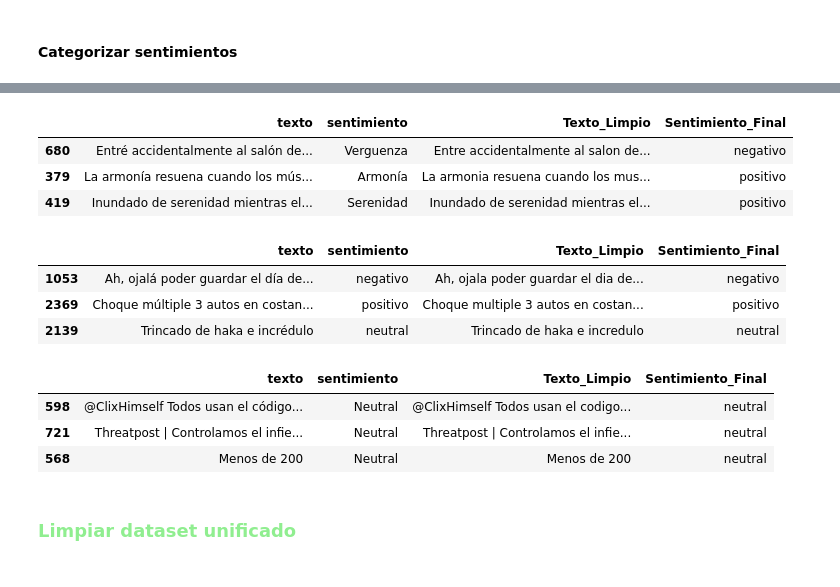
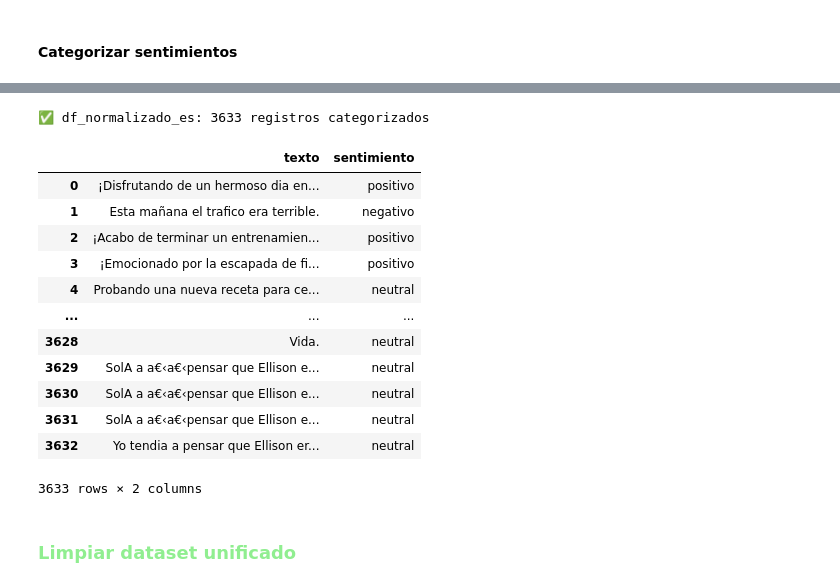
Before and after one commit to ml-punto-tech/sentiment-api, a Jupyter notebook: data-science/notebooks/Modelo_SentimentAPI.ipynb, the cells around one changed output, grey strips where cells are left out. Saved outputs shown, nothing was run; the diff lists cells and outputs as text; code cells hidden in the pictures.

```diff
--- a/data-science/notebooks/Modelo_SentimentAPI.ipynb
+++ b/data-science/notebooks/Modelo_SentimentAPI.ipynb
@@ -565,2 +467,15 @@ df3_clean.sample(3)
+# %%
+# Normalizar datasets
+def normalizar_dataset(dataset):
+	# Crea una copia con un dataset excluyendo valores nulos
+	normalizado = dataset[dataset['sentimiento_final'].notna()].copy()
+
+	# Renombrar columnas
+	normalizado = normalizado.rename(columns={'texto_limpio': 'texto', 'sentimiento_final': 'sentimiento'})
+
+	# Quitar la columna sentimiento_limpio
+	normalizado = normalizado.drop(columns=['sentimiento_limpio'])
+
+	return normalizado
 # %% [markdown]
 #### **Categorizar sentimientos**
@@ -593,24 +482,35 @@ print(f"✅ df3: {len(df3_categorized)} registros categorizados")
-# %%
-df1_clean.sample(3)
-# %% [output]
-|  | texto | sentimiento | Texto_Limpio | Sentimiento_Final |
-| 680 | Entré accidentalmente al salón de... | Verguenza | Entre accidentalmente al salon de... | negativo |
-| 379 | La armonía resuena cuando los mús... | Armonía | La armonia resuena cuando los mus... | positivo |
-| 419 | Inundado de serenidad mientras el... | Serenidad | Inundado de serenidad mientras el... | positivo |
-# %%
-df2_clean.sample(3)
-# %% [output]
-|  | texto | sentimiento | Texto_Limpio | Sentimiento_Final |
-| 1053 | Ah, ojalá poder guardar el día de... | negativo | Ah, ojala poder guardar el dia de... | negativo |
-| 2369 | Choque múltiple 3 autos en costan... | positivo | Choque multiple 3 autos en costan... | positivo |
-| 2139 | Trincado de haka e incrédulo | neutral | Trincado de haka e incredulo | neutral |
-# %%
-df3_clean.sample(3)
-# %% [output]
-|  | texto | sentimiento | Texto_Limpio | Sentimiento_Final |
-| 598 | @ClixHimself Todos usan el código... | Neutral | @ClixHimself Todos usan el codigo... | neutral |
-| 721 | Threatpost | Controlamos el infie... | Neutral | Threatpost | Controlamos el infie... | neutral |
-| 568 | Menos de 200 | Neutral | Menos de 200 | neutral |
+# %%
+categorias = [positivos_limpios_es, negativos_limpios_es, neutros_limpios_es]
+
+
+# catogorizar sentimientos
+df_unificado_es['sentimiento_final'] = df_unificado_es['sentimiento_limpio'].apply(
+    lambda x: categorizar_sentimiento(x,categorias))
+
+# Normalizar dataset
+df_normalizado_es = normalizar_dataset(df_unificado_es)
+
+print(f"✅ df_normalizado_es: {len(df_normalizado_es)} registros categorizados")
+
+#df_normalizado_es.sample(5)
+# %% [output]
+✅ df_normalizado_es: 3633 registros categorizados
+# %%
+df_normalizado_es
+# %% [output]
+|  | texto | sentimiento |
+| 0 | ¡Disfrutando de un hermoso dia en... | positivo |
+| 1 | Esta mañana el trafico era terrible. | negativo |
+| 2 | ¡Acabo de terminar un entrenamien... | positivo |
+| 3 | ¡Emocionado por la escapada de fi... | positivo |
+| 4 | Probando una nueva receta para ce... | neutral |
+| ... | ... | ... |
+| 3628 | Vida. | neutral |
+| 3629 | SolA a a€‹a€‹pensar que Ellison e... | neutral |
+| 3630 | SolA a a€‹a€‹pensar que Ellison e... | neutral |
+| 3631 | SolA a a€‹a€‹pensar que Ellison e... | neutral |
+| 3632 | Yo tendia a pensar que Ellison er... | neutral |
+3633 rows × 2 columns
 # %% [markdown]
 ### <font color=lightgreen size=12>Limpiar dataset unificado</font>
 # %% [markdown]
```
Also changed, not shown: parts of 58 cells of this notebook, 1 other file.
